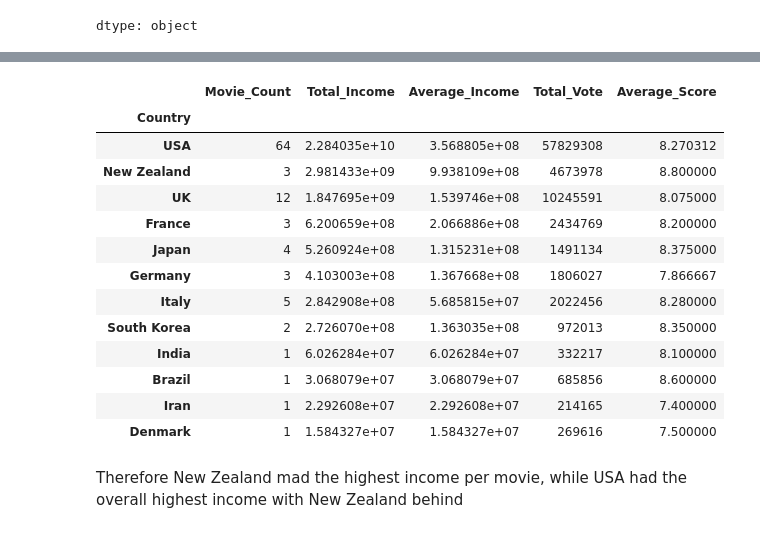
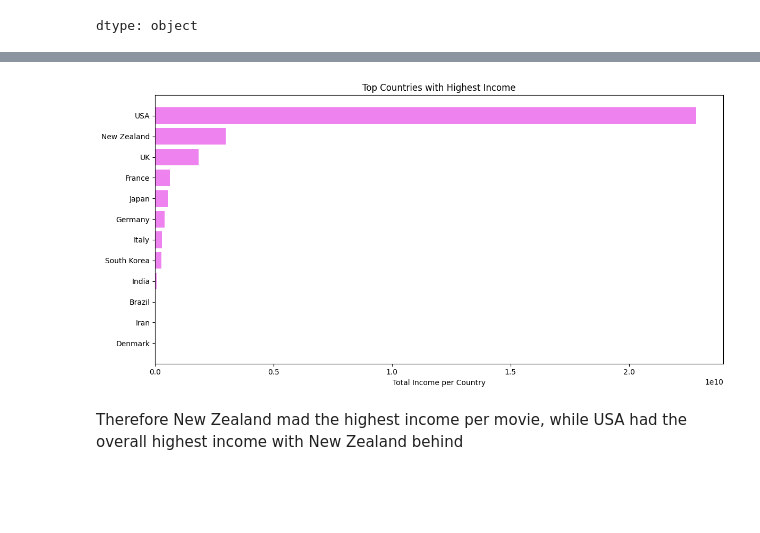
Before and after one commit to AyaUchiv/IDMB_MOVIE_DATASET, a Jupyter notebook: ANALYSIS/idmb_analysis.ipynb, the cells around one changed output, grey strips where cells are left out. Drawn from its saved outputs; the diff is of its cells as text; code cells hidden in the pictures; blank space fills up the shorter version.

```diff
--- a/ANALYSIS/idmb_analysis.ipynb
+++ b/ANALYSIS/idmb_analysis.ipynb
@@ -102,21 +87,17 @@ summary_income.sort_values(by='Average_Income', ascending=False)
 # %%
 #the country that generated the most income overall
-summary_income.sort_values(by='Total_Income', ascending=False)
+total_sorted_data = summary_income.sort_values(by='Total_Income', ascending=False)
+
+#visualization of country with highest income per movie
+plt.figure(figsize=(12, 6))
+plt.barh(total_sorted_data.index, total_sorted_data['Total_Income'], color='violet')
+plt.xlabel('Total Income per Country')
+plt.title('Top Countries with Highest Income')
+plt.gca().invert_yaxis()  # Highest on top
+plt.tight_layout()
+plt.show()
 # %% [output]
-|  | Movie_Count | Total_Income | Average_Income | Total_Vote | Average_Score |
-| Country |  |  |  |  |  |
-| USA | 64 | 2.284035e+10 | 3.568805e+08 | 57829308 | 8.270312 |
-| New Zealand | 3 | 2.981433e+09 | 9.938109e+08 | 4673978 | 8.800000 |
-| UK | 12 | 1.847695e+09 | 1.539746e+08 | 10245591 | 8.075000 |
-| France | 3 | 6.200659e+08 | 2.066886e+08 | 2434769 | 8.200000 |
-| Japan | 4 | 5.260924e+08 | 1.315231e+08 | 1491134 | 8.375000 |
-| Germany | 3 | 4.103003e+08 | 1.367668e+08 | 1806027 | 7.866667 |
-| Italy | 5 | 2.842908e+08 | 5.685815e+07 | 2022456 | 8.280000 |
-| South Korea | 2 | 2.726070e+08 | 1.363035e+08 | 972013 | 8.350000 |
-| India | 1 | 6.026284e+07 | 6.026284e+07 | 332217 | 8.100000 |
-| Brazil | 1 | 3.068079e+07 | 3.068079e+07 | 685856 | 8.600000 |
-| Iran | 1 | 2.292608e+07 | 2.292608e+07 | 214165 | 7.400000 |
-| Denmark | 1 | 1.584327e+07 | 1.584327e+07 | 269616 | 7.500000 |
+[figure, added]
 # %% [markdown]
 Therefore New Zealand mad the highest income per movie, while USA had the overall highest income with New Zealand behind
 # %%
```
Also changed, not shown: parts of 3 cells of this notebook.
